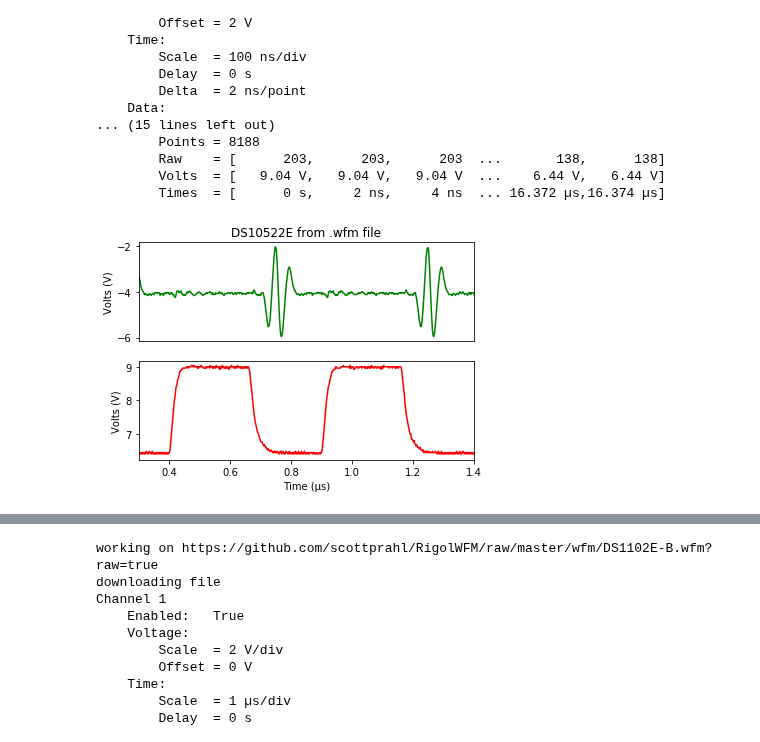
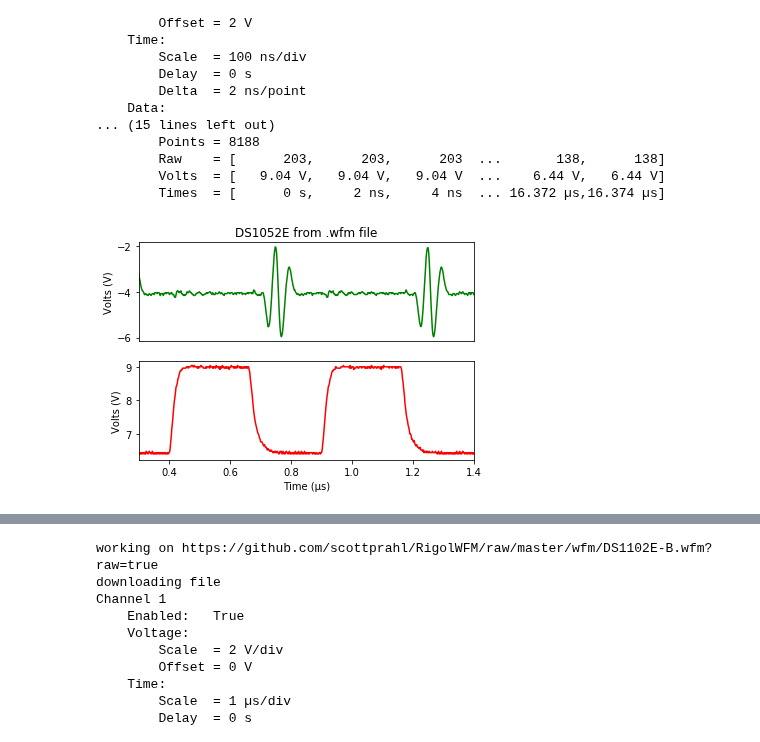
Before and after one commit to scottprahl/RigolWFM, a Jupyter notebook: doc/1-DS1000E-Waveforms.ipynb, the cells around one changed output, grey strips where cells are left out. Drawn from its saved outputs; the diff is of its cells as text; code cells hidden in the pictures.

```diff
--- a/doc/1-DS1000E-Waveforms.ipynb
+++ b/doc/1-DS1000E-Waveforms.ipynb
@@ -84,16 +88,16 @@ Channel 1
 # %%
 plt.subplot(211)
 plt.plot(channels[0].times*1e6,channels[0].volts, color='green')
-plt.title("DS10522E from .wfm file")
+plt.title("DS1052E from .wfm file")
 plt.ylabel("Volts (V)")
 plt.xlim(0.3,1.4)
 plt.xticks([])
 
 plt.subplot(212)
 plt.plot(channels[1].times*1e6,channels[1].volts, color='red')
 plt.xlabel("Time (µs)")
 plt.ylabel("Volts (V)")
 plt.xlim(0.3,1.4)
 plt.show()
 # %% [output]
-[figure, old version]
+[figure, new version]
```
Also changed, not shown: parts of 16 cells of this notebook.
